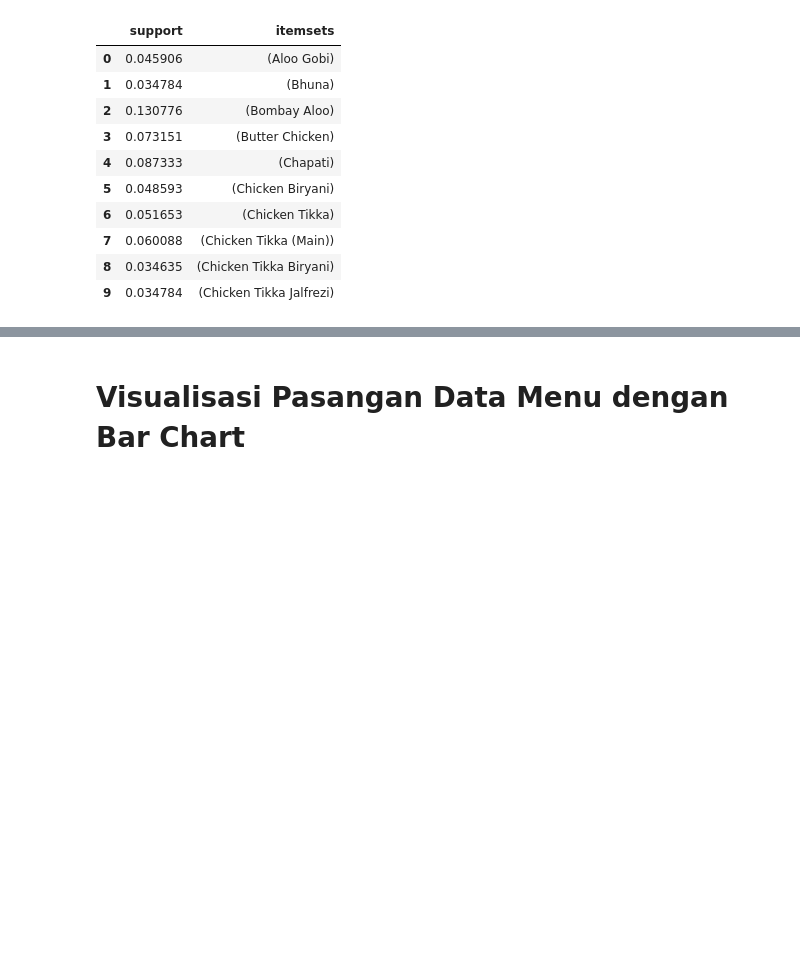
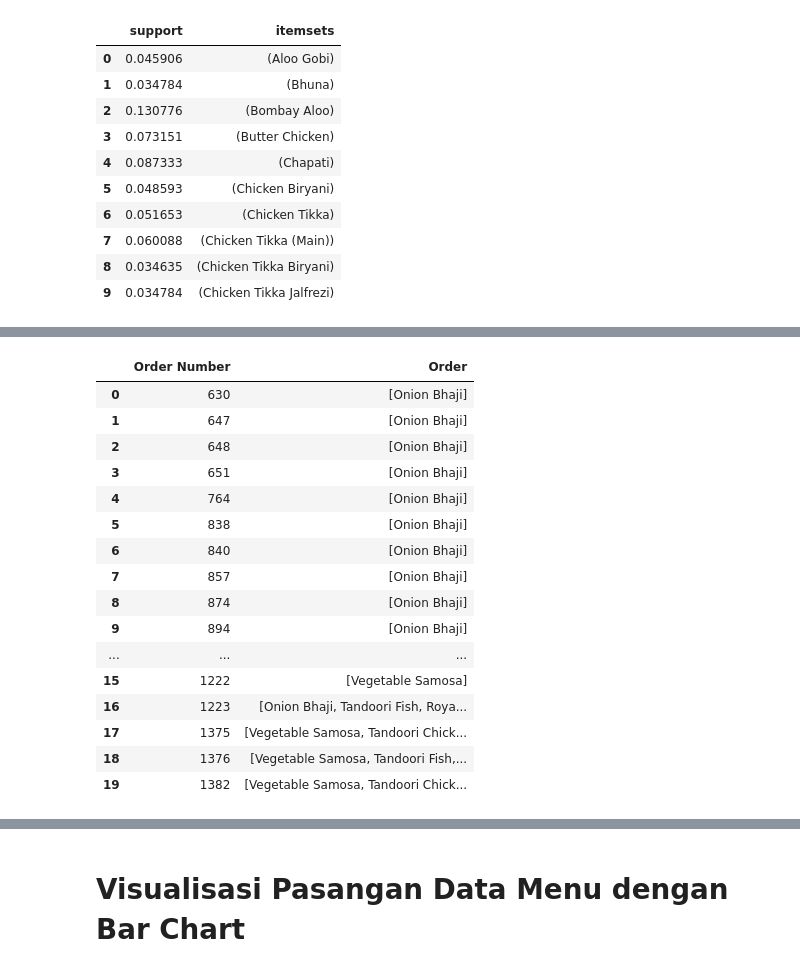
Before and after one commit to christinaclara/Association-Rule-for-Business-Strategic-and-Promo-Recommendation-in-Restaurant-ABC-13, a Jupyter notebook: Implemented Apriori.ipynb, the cells around one changed output, grey strips where cells are left out. Cells and saved outputs as stored; diff of their text form; code cells hidden in the pictures; blank space fills up the shorter version.

```diff
--- a/Implemented Apriori.ipynb
+++ b/Implemented Apriori.ipynb
@@ -443,0 +459,23 @@ keranjang[(keranjang['lift'] >=3) &
+# %%
+pesanan = data.groupby('Order Number')['Item Name'].apply(lambda x: ','.join(x)).reset_index()
+pesanan.rename(columns={'Item Name': 'Order'}, inplace=True)
+pesanan['Order'] = pesanan['Order'].str.split(',')
+pesanan.head(20)
+# %% [output]
+|  | Order Number | Order |
+| 0 | 630 | [Onion Bhaji] |
+| 1 | 647 | [Onion Bhaji] |
+| 2 | 648 | [Onion Bhaji] |
+| 3 | 651 | [Onion Bhaji] |
+| 4 | 764 | [Onion Bhaji] |
+| 5 | 838 | [Onion Bhaji] |
+| 6 | 840 | [Onion Bhaji] |
+| 7 | 857 | [Onion Bhaji] |
+| 8 | 874 | [Onion Bhaji] |
+| 9 | 894 | [Onion Bhaji] |
+| ... | ... | ... |
+| 15 | 1222 | [Vegetable Samosa] |
+| 16 | 1223 | [Onion Bhaji, Tandoori Fish, Roya... |
+| 17 | 1375 | [Vegetable Samosa, Tandoori Chick... |
+| 18 | 1376 | [Vegetable Samosa, Tandoori Fish,... |
+| 19 | 1382 | [Vegetable Samosa, Tandoori Chick... |
```
Also changed, not shown: parts of 17 cells of this notebook.
